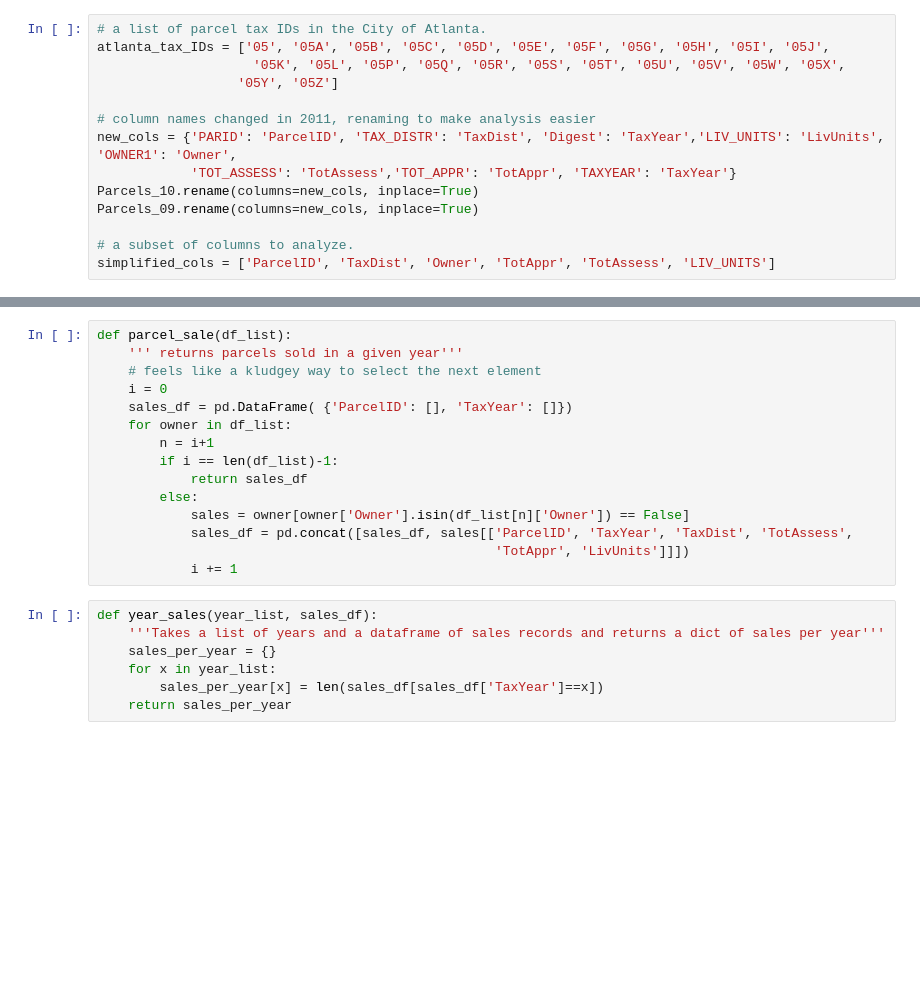
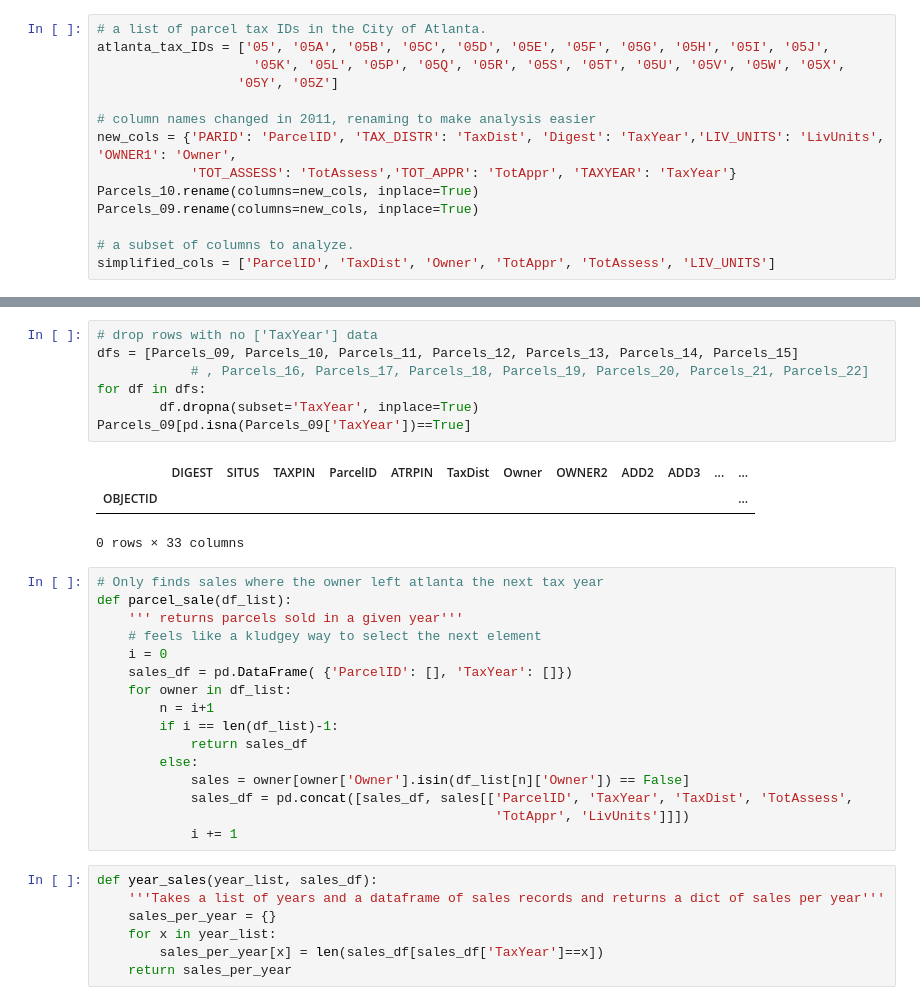
Before and after one commit to IsabelsRepo/IsabelsRepo, a Jupyter notebook: Data-Science/Atlanta-Property/AtlantaPropertyValue.ipynb, the cells around one changed output, grey strips where cells are left out. Saved outputs shown, nothing was run; the diff lists cells and outputs as text; blank space fills up the shorter version.

Commit message:
fix code, clean up raw data

```diff
--- a/Data-Science/Atlanta-Property/AtlantaPropertyValue.ipynb
+++ b/Data-Science/Atlanta-Property/AtlantaPropertyValue.ipynb
@@ -40,4 +37,16 @@ dtype('float64')
+# %%
+# drop rows with no ['TaxYear'] data
+dfs = [Parcels_09, Parcels_10, Parcels_11, Parcels_12, Parcels_13, Parcels_14, Parcels_15]
+            # , Parcels_16, Parcels_17, Parcels_18, Parcels_19, Parcels_20, Parcels_21, Parcels_22]
+for df in dfs:
+        df.dropna(subset='TaxYear', inplace=True)
+Parcels_09[pd.isna(Parcels_09['TaxYear'])==True]
+# %% [output]
+|  | DIGEST | SITUS | TAXPIN | ParcelID | ATRPIN | TaxDist | Owner | OWNER2 | ADD2 | ADD3 | ... | ... |
+| OBJECTID |  |  |  |  |  |  |  |  |  |  |  | ... |
+0 rows × 33 columns
 # %%
+# Only finds sales where the owner left atlanta the next tax year
 def parcel_sale(df_list):
     ''' returns parcels sold in a given year'''
     # feels like a kludgey way to select the next element
```
Also changed, not shown: parts of 7 cells of this notebook.
